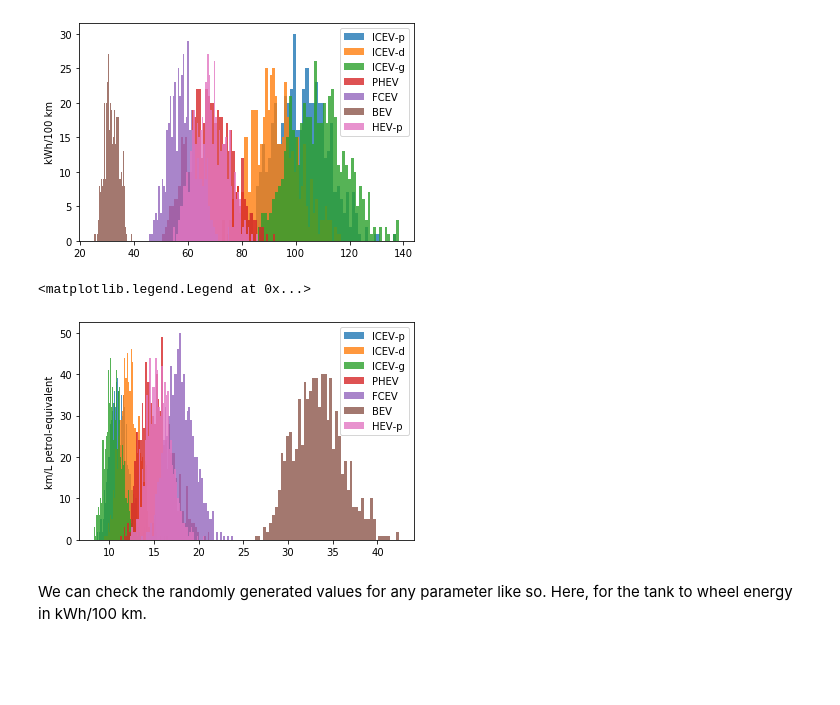
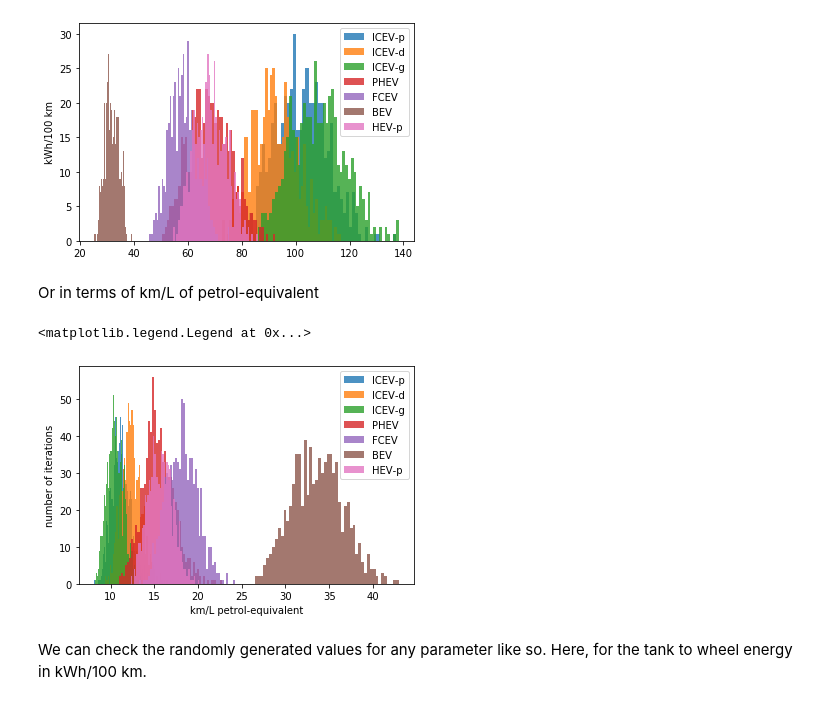
Before and after one commit to romainsacchi/carculator, a Jupyter notebook: examples/Examples.ipynb, the cells around one changed output. Drawn from its saved outputs; the diff is of its cells as text; code cells hidden in the pictures; blank space fills up the shorter version.

```diff
--- a/examples/Examples.ipynb
+++ b/examples/Examples.ipynb
@@ -244,23 +244,26 @@ plt.legend()
 # %% [output]
 <matplotlib.legend.Legend at 0x...>
 [figure]
+# %% [markdown]
+Or in terms of km/L of petrol-equivalent
 # %%
 from carculator import *
 import matplotlib.pyplot as plt
 cip = CarInputParameters()
 cip.stochastic(800)
 dcts, array = fill_xarray_from_input_parameters(cip)
 cm = CarModel(array, cycle='WLTC 3.4')
 cm.set_all()
 TtW_energy = 1 / (cm.array.sel(size='SUV', year=2017, parameter='TtW energy') / 42000) # assuming 42 MJ/L petrol
 
 l_powertrains = TtW_energy.powertrain
 [plt.hist(e, bins=50, alpha=.8, label=e.powertrain.values) for e in TtW_energy]
-plt.ylabel('km/L petrol-equivalent')
+plt.xlabel('km/L petrol-equivalent')
+plt.ylabel('number of iterations')
 plt.legend()
 # %% [output]
 <matplotlib.legend.Legend at 0x...>
-[figure, old version]
+[figure, new version]
 # %% [markdown]
 We can check the randomly generated values for any parameter like so. Here, for the tank to wheel energy in kWh/100 km.
 # %%
```
Also changed, not shown: 6 other files.
